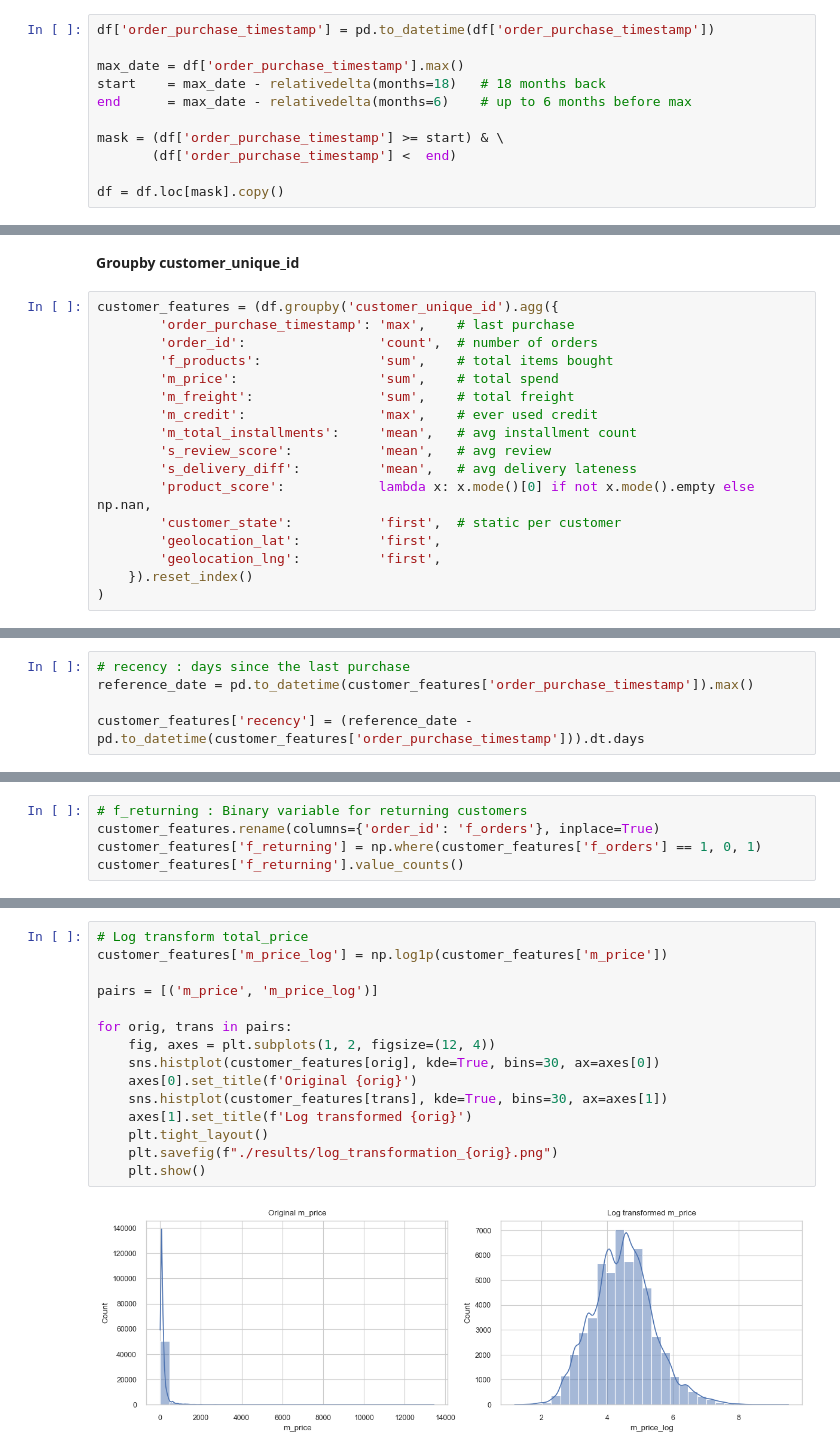
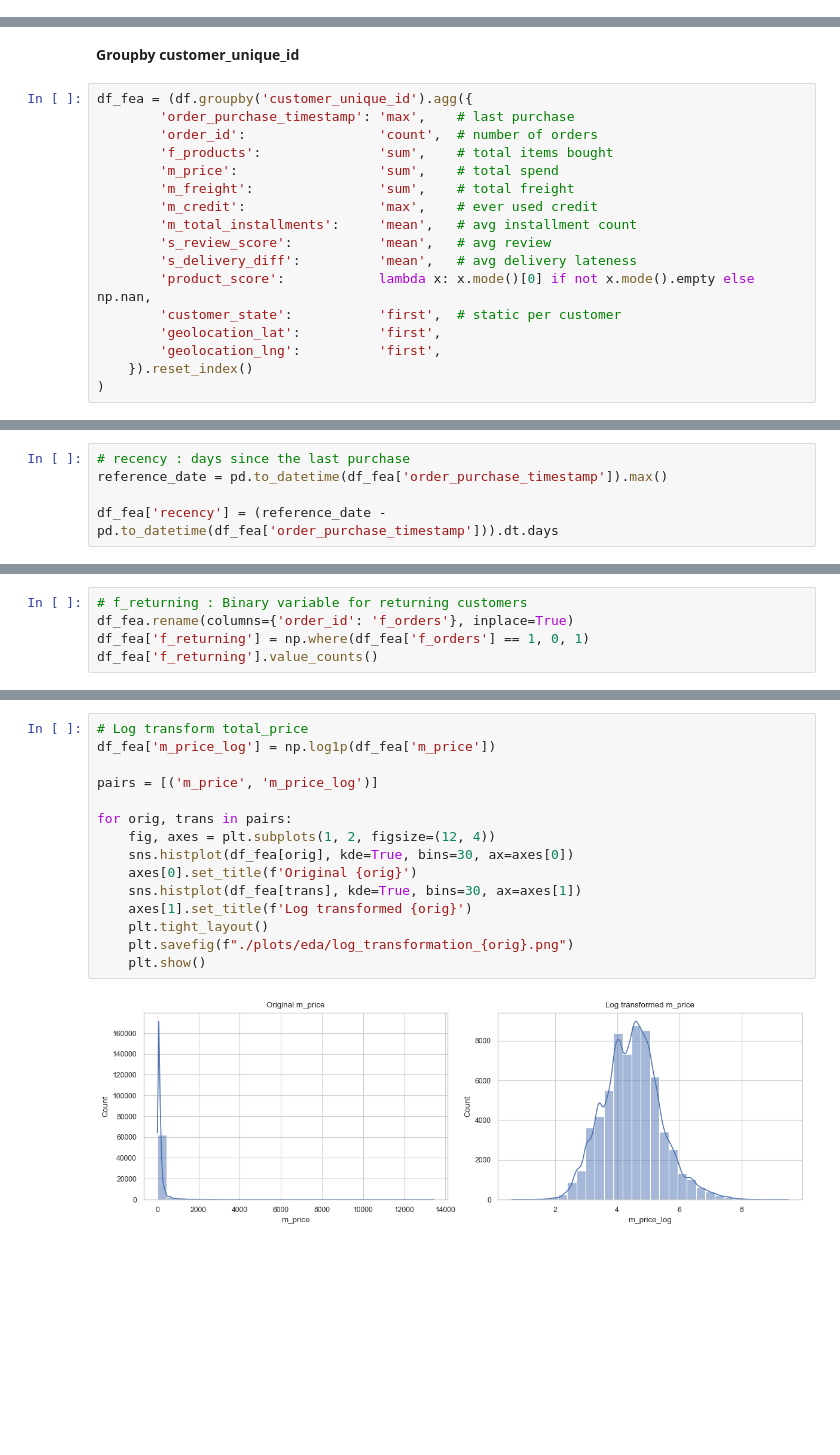
Before and after one commit to nataschaminnitt/segmenting_customers, a Jupyter notebook: notebooks/P5 notebook data exploration.ipynb, the cells around one changed output, grey strips where cells are left out. Saved outputs shown, nothing was run; the diff lists cells and outputs as text; blank space fills up the shorter version.

```diff
--- a/notebooks/P5 notebook data exploration.ipynb
+++ b/notebooks/P5 notebook data exploration.ipynb
@@ -161,14 +198,3 @@ print(f"{n_multi} orders out of {total_orders} "
-# %%
-df['order_purchase_timestamp'] = pd.to_datetime(df['order_purchase_timestamp'])
-
-max_date = df['order_purchase_timestamp'].max()
-start    = max_date - relativedelta(months=18)   # 18 months back
-end      = max_date - relativedelta(months=6)    # up to 6 months before max
-
-mask = (df['order_purchase_timestamp'] >= start) & \
-       (df['order_purchase_timestamp'] <  end)
-
-df = df.loc[mask].copy()
 # %% [markdown]
 **Replace missing values**
 1. Replace geolocation_lat and geolocation_lng outside of Brazil with nan
@@ -213,7 +239,7 @@ dtype: int64
 # %% [markdown]
 **Groupby customer_unique_id**
 # %%
-customer_features = (df.groupby('customer_unique_id').agg({
+df_fea = (df.groupby('customer_unique_id').agg({
         'order_purchase_timestamp': 'max',    # last purchase
         'order_id':                 'count',  # number of orders
         'f_products':               'sum',    # total items bought
@@ -236,6 +262,6 @@ customer_features = (df.groupby('customer_unique_id').agg({
 # %%
 # recency : days since the last purchase
-reference_date = pd.to_datetime(customer_features['order_purchase_timestamp']).max()
+reference_date = pd.to_datetime(df_fea['order_purchase_timestamp']).max()
 
-customer_features['recency'] = (reference_date - pd.to_datetime(customer_features['order_purchase_timestamp'])).dt.days
+df_fea['recency'] = (reference_date - pd.to_datetime(df_fea['order_purchase_timestamp'])).dt.days
 # %% [markdown]
@@ -243,7 +269,7 @@ customer_features['recency'] = (reference_date - pd.to_datetime(customer_feature
 # %%
 # f_returning : Binary variable for returning customers
-customer_features.rename(columns={'order_id': 'f_orders'}, inplace=True)
-customer_features['f_returning'] = np.where(customer_features['f_orders'] == 1, 0, 1)
-customer_features['f_returning'].value_counts()
+df_fea.rename(columns={'order_id': 'f_orders'}, inplace=True)
+df_fea['f_returning'] = np.where(df_fea['f_orders'] == 1, 0, 1)
+df_fea['f_returning'].value_counts()
 # %% [output]
 f_returning
@@ -261,19 +281,19 @@ customer_features['f_bulk_flag'] = (customer_features['f_basket_size'] > 1).asty
 # %%
 # Log transform total_price
-customer_features['m_price_log'] = np.log1p(customer_features['m_price'])
+df_fea['m_price_log'] = np.log1p(df_fea['m_price'])
 
 pairs = [('m_price', 'm_price_log')]
 
 for orig, trans in pairs:
     fig, axes = plt.subplots(1, 2, figsize=(12, 4))
-    sns.histplot(customer_features[orig], kde=True, bins=30, ax=axes[0])
+    sns.histplot(df_fea[orig], kde=True, bins=30, ax=axes[0])
     axes[0].set_title(f'Original {orig}')
-    sns.histplot(customer_features[trans], kde=True, bins=30, ax=axes[1])
+    sns.histplot(df_fea[trans], kde=True, bins=30, ax=axes[1])
     axes[1].set_title(f'Log transformed {orig}')
     plt.tight_layout()
-    plt.savefig(f"./results/log_transformation_{orig}.png")
+    plt.savefig(f"./plots/eda/log_transformation_{orig}.png")
     plt.show()
 # %% [output]
-[figure, old version]
+[figure, new version]
 # %%
 # Log transform total_freight
```
Also changed, not shown: parts of 42 cells of this notebook, 1 other file.
